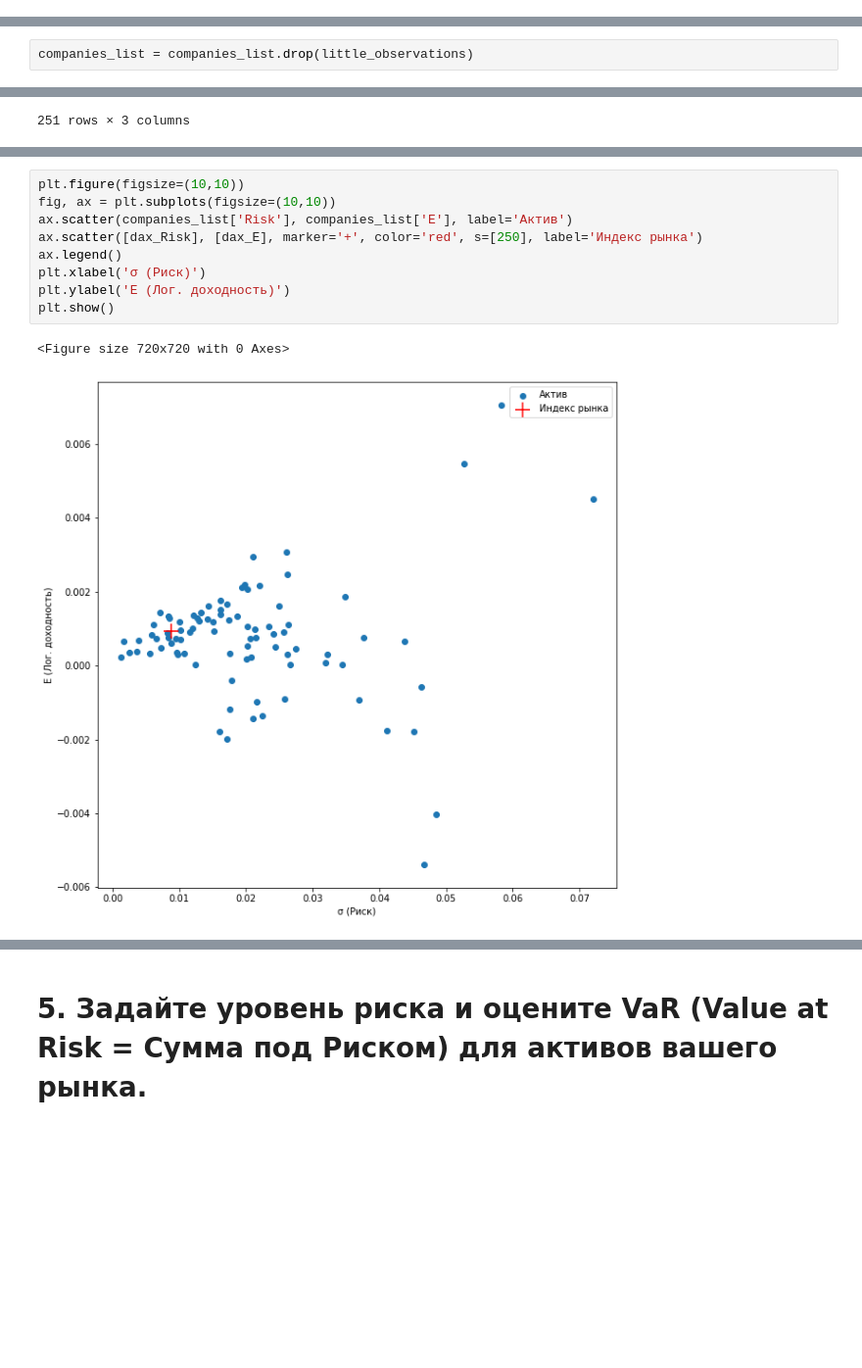
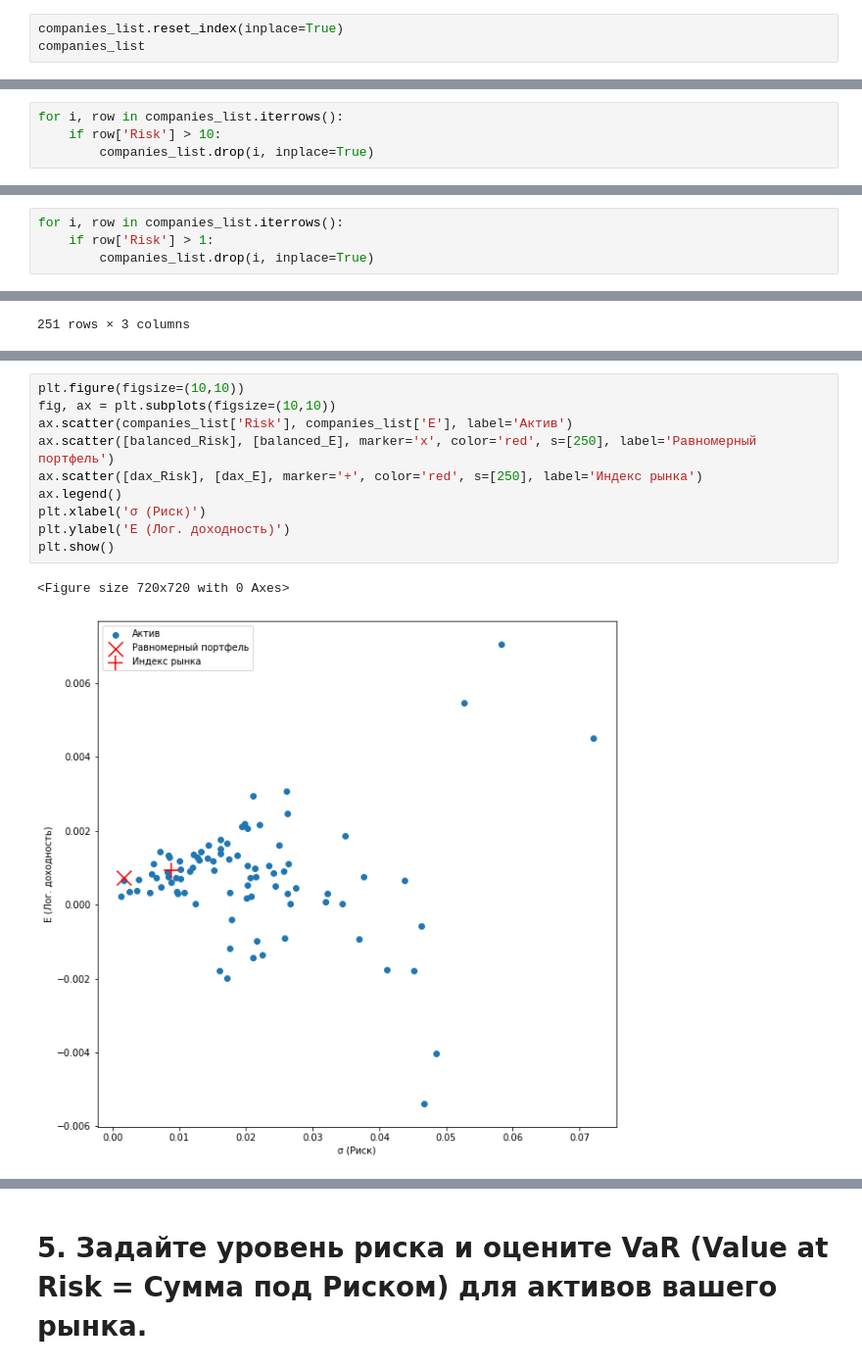
Before and after one commit to dlots/finance_lab_1, a Jupyter notebook: finance_lab_1.ipynb, the cells around one changed output, grey strips where cells are left out. Shown at 98% size. Cells and saved outputs as stored; diff of their text form; blank space fills up the shorter version.

```diff
--- a/finance_lab_1.ipynb
+++ b/finance_lab_1.ipynb
@@ -138,3 +187,6 @@ tickers[0]
 | 2019-12-30 | 125.050156 | 2546500 | -0.002477 |
 | 2019-12-31 | 124.390427 | 4059800 | -0.005276 |
 252 rows × 3 columns
+# %%
+companies_list.reset_index(inplace=True)
+companies_list
@@ -159,2 +237,0 @@ little_observations
-# %%
-companies_list = companies_list.drop(little_observations)
@@ -183,0 +273,4 @@ import matplotlib.pyplot as plt
+# %%
+for i, row in companies_list.iterrows():
+    if row['Risk'] > 10:
+        companies_list.drop(i, inplace=True)
@@ -183,0 +288,4 @@ import matplotlib.pyplot as plt
+# %%
+for i, row in companies_list.iterrows():
+    if row['Risk'] > 1:
+        companies_list.drop(i, inplace=True)
@@ -262,13 +382,14 @@ print('Оценка рынка по индексу DAX =', dax_Risk)
 # %%
 plt.figure(figsize=(10,10))
 fig, ax = plt.subplots(figsize=(10,10))
 ax.scatter(companies_list['Risk'], companies_list['E'], label='Актив')
+ax.scatter([balanced_Risk], [balanced_E], marker='x', color='red', s=[250], label='Равномерный портфель')
 ax.scatter([dax_Risk], [dax_E], marker='+', color='red', s=[250], label='Индекс рынка')
 ax.legend()
 plt.xlabel('σ (Риск)')
 plt.ylabel('E (Лог. доходность)')
 plt.show()
 # %% [output]
 <Figure size 720x720 with 0 Axes>
-[figure, old version]
+[figure, new version]
 # %% [markdown]
```
Also changed, not shown: parts of 38 cells of this notebook, 40 other files.
